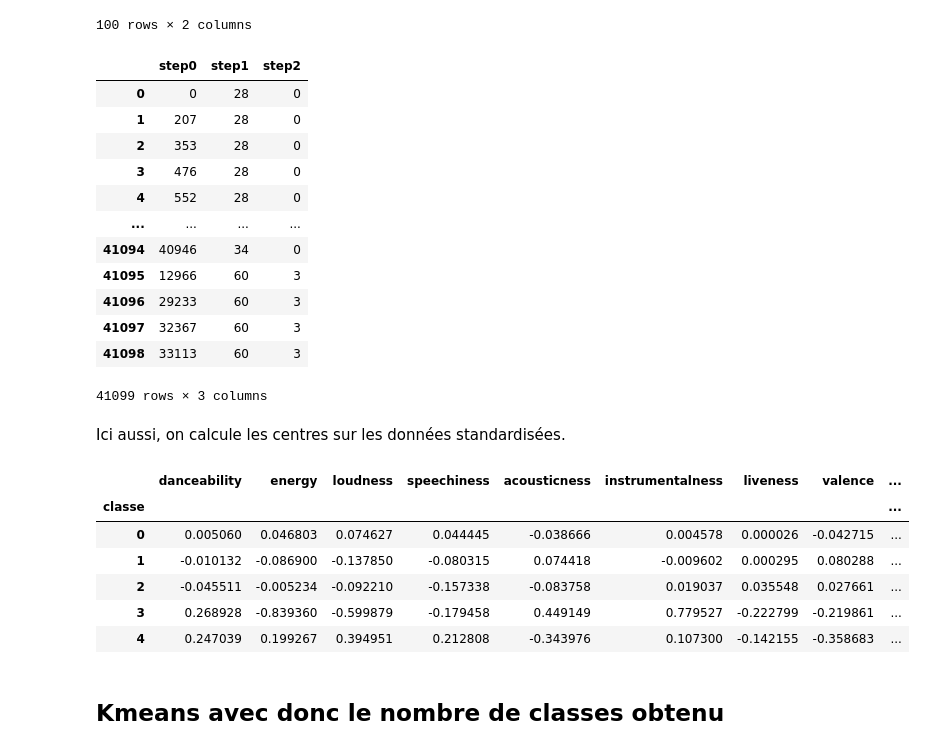
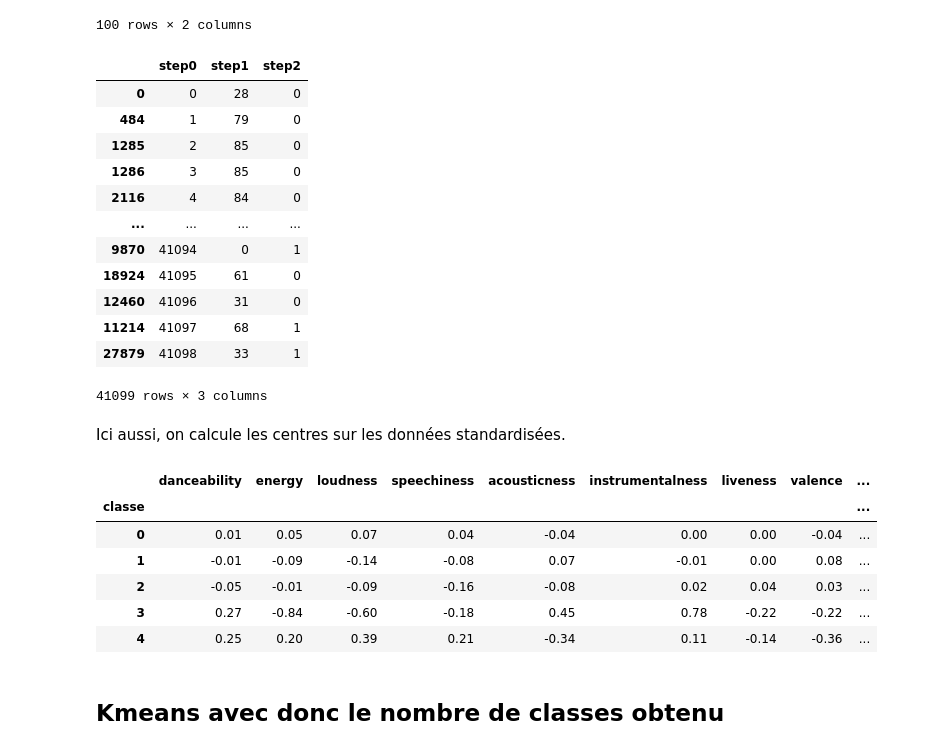
Before and after one commit to fxjollois/cours-2022-2023, a Jupyter notebook: insa-ms-esd--ml/classif-demande3-correction.ipynb, the cells around one changed output. Drawn from its saved outputs; the diff is of its cells as text; code cells hidden in the pictures.

```diff
--- a/insa-ms-esd--ml/classif-demande3-correction.ipynb
+++ b/insa-ms-esd--ml/classif-demande3-correction.ipynb
@@ -187,35 +187,35 @@ corresp12
 | 99 | 99 | 0 |
 100 rows × 2 columns
 # %%
-corresp02 = corresp01.merge(corresp12)
+corresp02 = corresp01.merge(corresp12).sort_values(by = "step0")
 corresp02
 # %% [output]
 |  | step0 | step1 | step2 |
 | 0 | 0 | 28 | 0 |
-| 1 | 207 | 28 | 0 |
-| 2 | 353 | 28 | 0 |
-| 3 | 476 | 28 | 0 |
-| 4 | 552 | 28 | 0 |
+| 484 | 1 | 79 | 0 |
+| 1285 | 2 | 85 | 0 |
+| 1286 | 3 | 85 | 0 |
+| 2116 | 4 | 84 | 0 |
 | ... | ... | ... | ... |
-| 41094 | 40946 | 34 | 0 |
-| 41095 | 12966 | 60 | 3 |
-| 41096 | 29233 | 60 | 3 |
-| 41097 | 32367 | 60 | 3 |
-| 41098 | 33113 | 60 | 3 |
+| 9870 | 41094 | 0 | 1 |
+| 18924 | 41095 | 61 | 0 |
+| 12460 | 41096 | 31 | 0 |
+| 11214 | 41097 | 68 | 1 |
+| 27879 | 41098 | 33 | 1 |
 41099 rows × 3 columns
 # %% [markdown]
 Ici aussi, on calcule les centres sur les données standardisées.
 # %%
 centres_init = spotify_qt.assign(classe = corresp02.step2).groupby("classe").mean()
-centres_init
+centres_init.round(2)
 # %% [output]
 |  | danceability | energy | loudness | speechiness | acousticness | instrumentalness | liveness | valence | ... |
 | classe |  |  |  |  |  |  |  |  | ... |
-| 0 | 0.005060 | 0.046803 | 0.074627 | 0.044445 | -0.038666 | 0.004578 | 0.000026 | -0.042715 | ... |
-| 1 | -0.010132 | -0.086900 | -0.137850 | -0.080315 | 0.074418 | -0.009602 | 0.000295 | 0.080288 | ... |
-| 2 | -0.045511 | -0.005234 | -0.092210 | -0.157338 | -0.083758 | 0.019037 | 0.035548 | 0.027661 | ... |
-| 3 | 0.268928 | -0.839360 | -0.599879 | -0.179458 | 0.449149 | 0.779527 | -0.222799 | -0.219861 | ... |
-| 4 | 0.247039 | 0.199267 | 0.394951 | 0.212808 | -0.343976 | 0.107300 | -0.142155 | -0.358683 | ... |
+| 0 | 0.01 | 0.05 | 0.07 | 0.04 | -0.04 | 0.00 | 0.00 | -0.04 | ... |
+| 1 | -0.01 | -0.09 | -0.14 | -0.08 | 0.07 | -0.01 | 0.00 | 0.08 | ... |
+| 2 | -0.05 | -0.01 | -0.09 | -0.16 | -0.08 | 0.02 | 0.04 | 0.03 | ... |
+| 3 | 0.27 | -0.84 | -0.60 | -0.18 | 0.45 | 0.78 | -0.22 | -0.22 | ... |
+| 4 | 0.25 | 0.20 | 0.39 | 0.21 | -0.34 | 0.11 | -0.14 | -0.36 | ... |
 # %% [markdown]
 ## Kmeans avec donc le nombre de classes obtenu
 # %%
```
Also changed, not shown: 1 other file.
